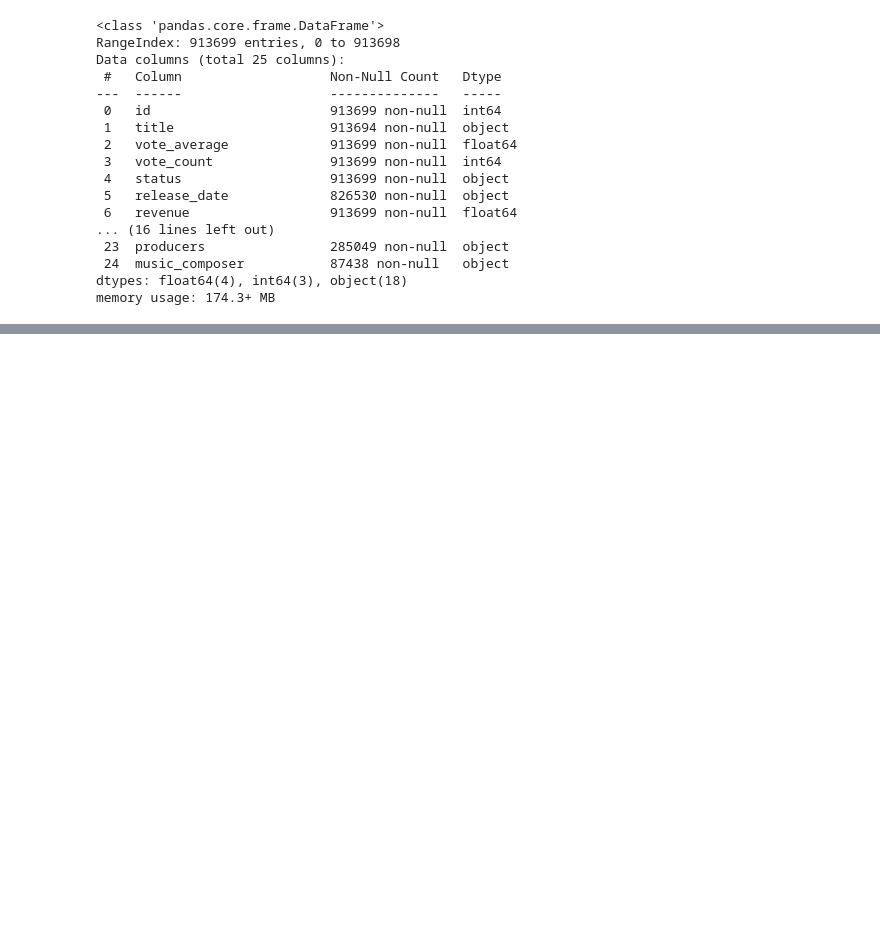
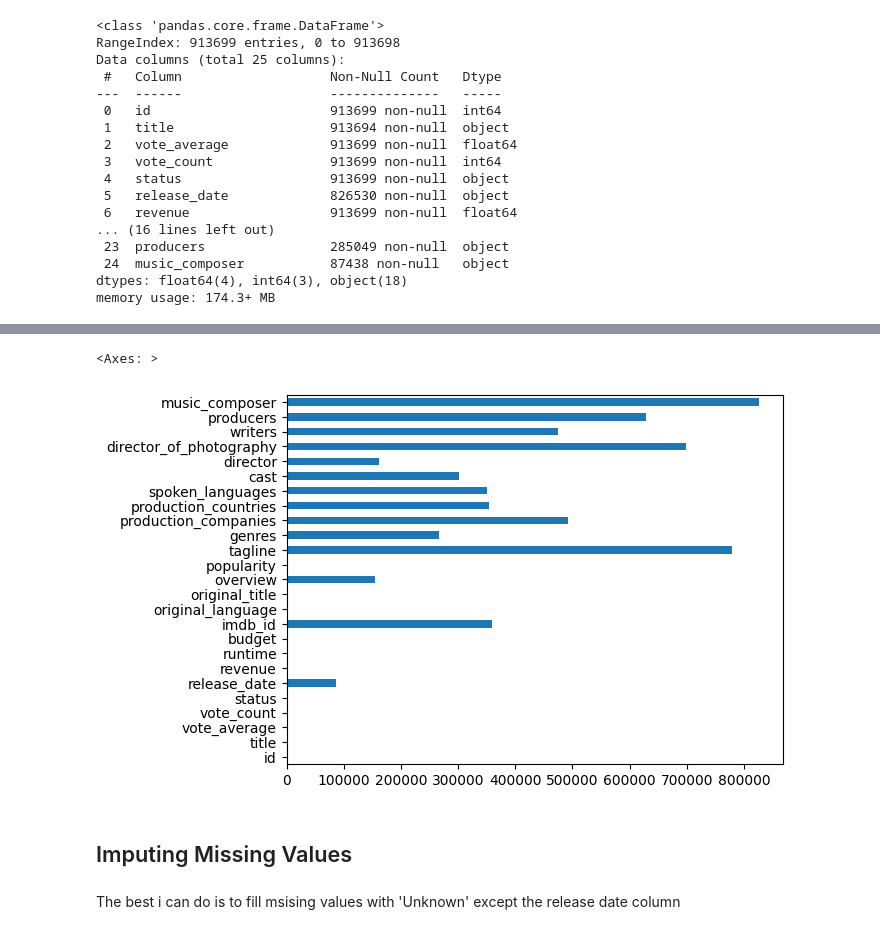
Before and after one commit to M-Awwab-Khan/most-comprehensive-movies-analysis, a Jupyter notebook: Most_Comprehensive_Movies_Analysis.ipynb, the cells around one changed output, grey strips where cells are left out. Drawn from its saved outputs; the diff is of its cells as text; code cells hidden in the pictures; blank space fills up the shorter version.

```diff
--- a/Most_Comprehensive_Movies_Analysis.ipynb
+++ b/Most_Comprehensive_Movies_Analysis.ipynb
@@ -70,0 +73,2 @@ memory usage: 174.3+ MB
+# %%
+df['release_date'] = pd.to_datetime(df['release_date'])
@@ -70,0 +97,9 @@ memory usage: 174.3+ MB
+# %%
+df.isna().sum().plot(kind='barh')
+# %% [output]
+<Axes: >
+[figure, added]
+# %% [markdown]
+## Imputing Missing Values
+# %% [markdown]
+The best i can do is to fill msising values with 'Unknown' except the release date column
```
Also changed, not shown: parts of 8 cells of this notebook.
